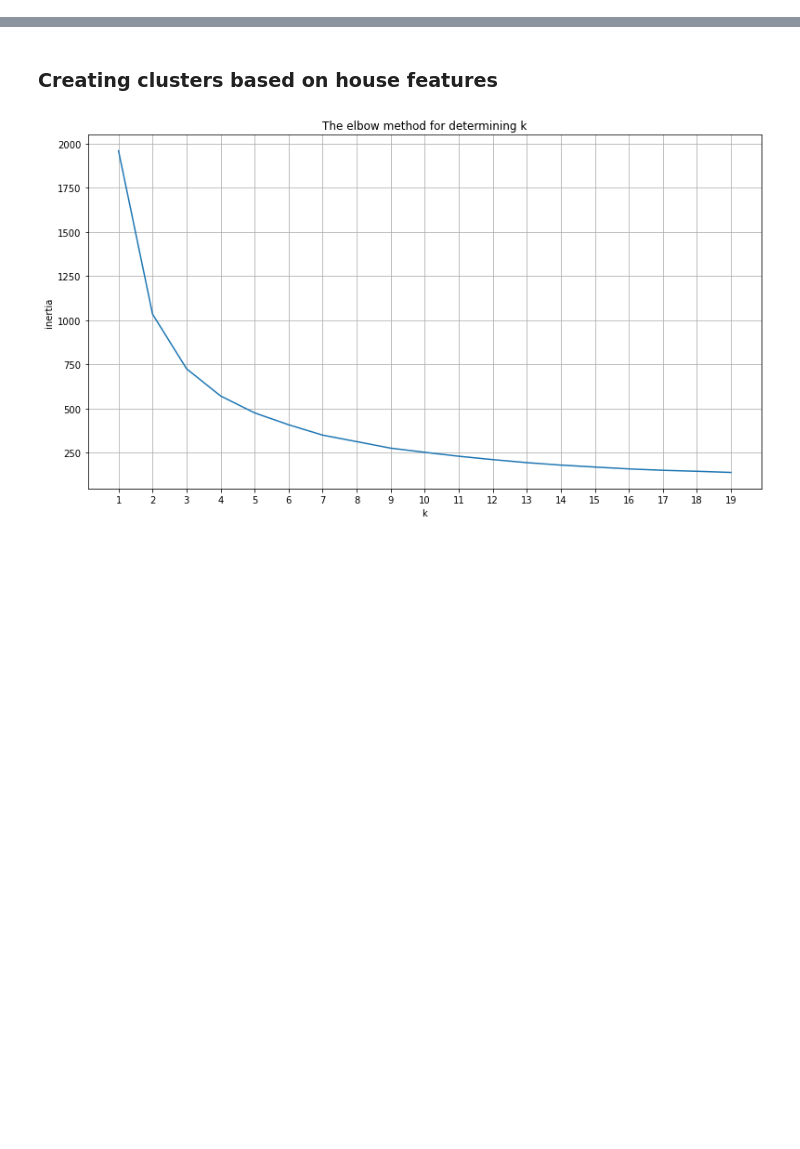
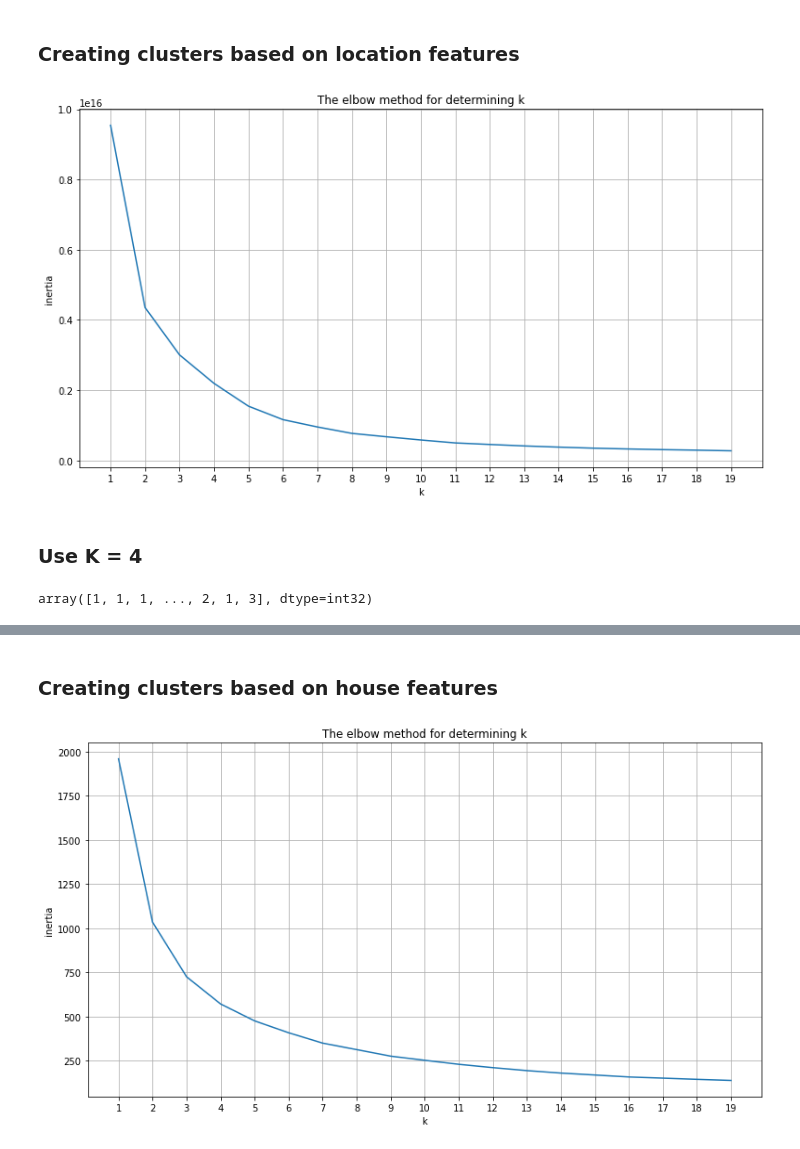
Before and after one commit to Schmidl-Gautam/zillow_clustering, a Jupyter notebook: clustering.ipynb, the cells around one changed output, grey strips where cells are left out. Drawn from its saved outputs; the diff is of its cells as text; code cells hidden in the pictures; blank space fills up the shorter version.

```diff
--- a/clustering.ipynb
+++ b/clustering.ipynb
@@ -13,0 +18,16 @@ train, validate, test = sgs.split(zillow)
+# %%
+# function to get the plot of inertia against K value
+def get_k_val_from_elbow(df):
+    '''Takes in a dataframe and a list of features to cluster on and returns a plot of K value against the inertia'''
+    output = {}
+
+    for k in range(1, 20):
+        kmeans = KMeans(n_clusters=k)
+        kmeans.fit(df)
+        output[k] = kmeans.inertia_
+
+    ax = pd.Series(output).plot(figsize=(13, 7))
+    ax.set(xlabel='k', ylabel='inertia', xticks=range(1, 20), title='The elbow method for determining k')
+    ax.grid()
+# %% [markdown]
+### Creating clusters based on location features
@@ -13,0 +41,19 @@ train, validate, test = sgs.split(zillow)
+# %%
+# lets plot the k and inertia
+get_k_val_from_elbow(clusters_train)
+# %% [output]
+[figure, added]
+# %% [markdown]
+### Use K = 4
+# %%
+# creating the object
+kmeans1 = KMeans(n_clusters=4, max_iter=500)
+
+# fitting the object
+kmeans1.fit(clusters_train)
+
+#predicting using the kmeans object
+y_kmeans1 = kmeans1.predict(clusters_train)
+y_kmeans1
+# %% [output]
+array([1, 1, 1, ..., 2, 1, 3], dtype=int32)
```
Also changed, not shown: parts of 26 cells of this notebook, 3 other files.
